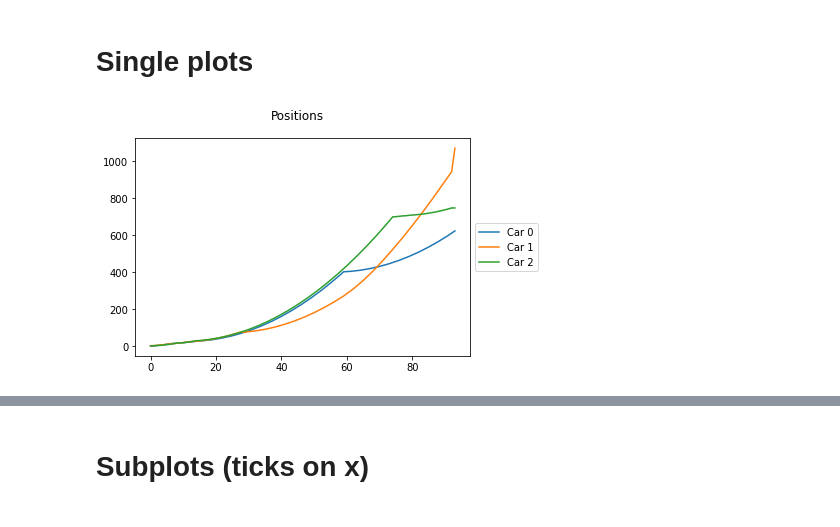
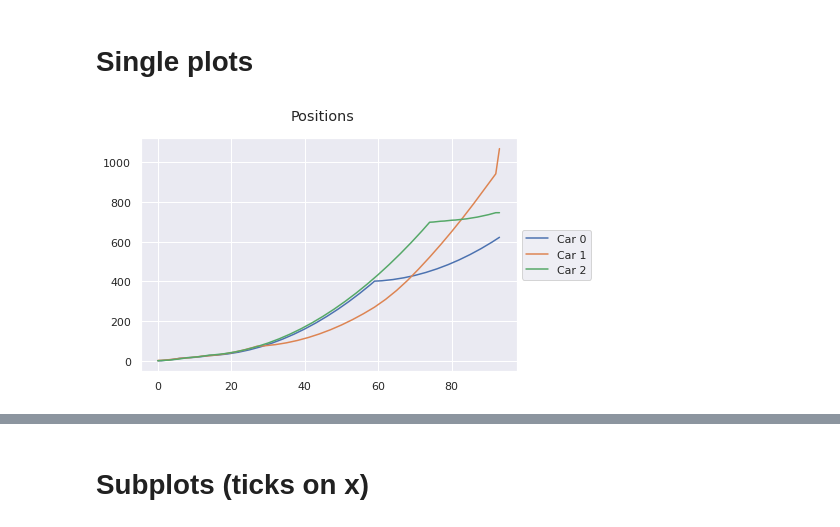
Before and after one commit to ZePedroResende/0xMonaco, a Jupyter notebook: notebooks/LogAnalysis.ipynb, the cells around one changed output, grey strips where cells are left out. Saved outputs shown, nothing was run; the diff lists cells and outputs as text; code cells hidden in the pictures.

```diff
--- a/notebooks/LogAnalysis.ipynb
+++ b/notebooks/LogAnalysis.ipynb
@@ -87,20 +89,26 @@ for turn in gameLog["turns"] :
 # %%
 import numpy as np
 import matplotlib.pyplot as plt
+import matplotlib.style as splt
+import seaborn as sbs
+#splt.use('fivethirtyeight')
+
+sbs.set()
+
 
 fig,ax=plt.subplots()
 fig.suptitle('Positions')
 
 
 
 x = list(range(0, len(positions[0])))
 for i in range(0,3) :
     ax.plot(x, positions[i],  label=('Car {car}'.format( car=i)))
 
 ax.legend(loc='center left', bbox_to_anchor=(1, 0.5))
 plt.show()
 # %% [output]
-[figure, old version]
+[figure, new version]
 # %%
 fig,ax=plt.subplots()
 fig.suptitle('Speed')
```
Also changed, not shown: parts of 27 cells of this notebook.
